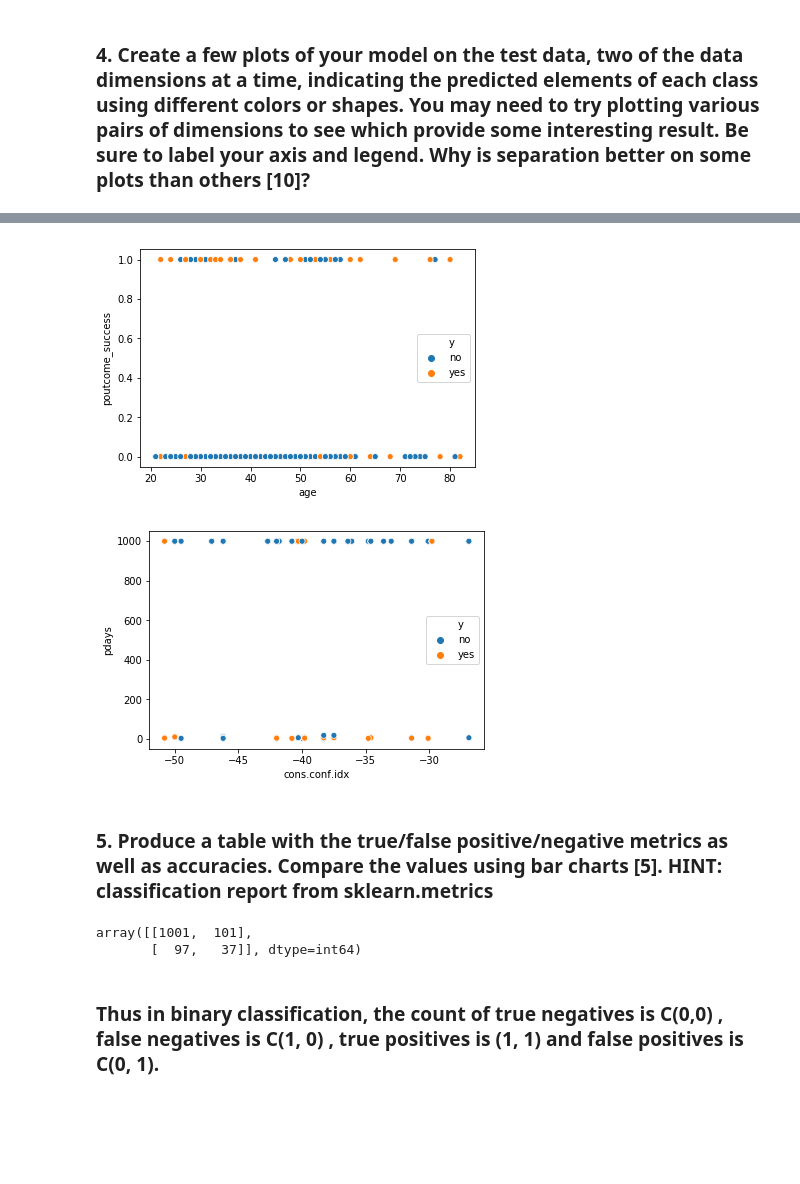
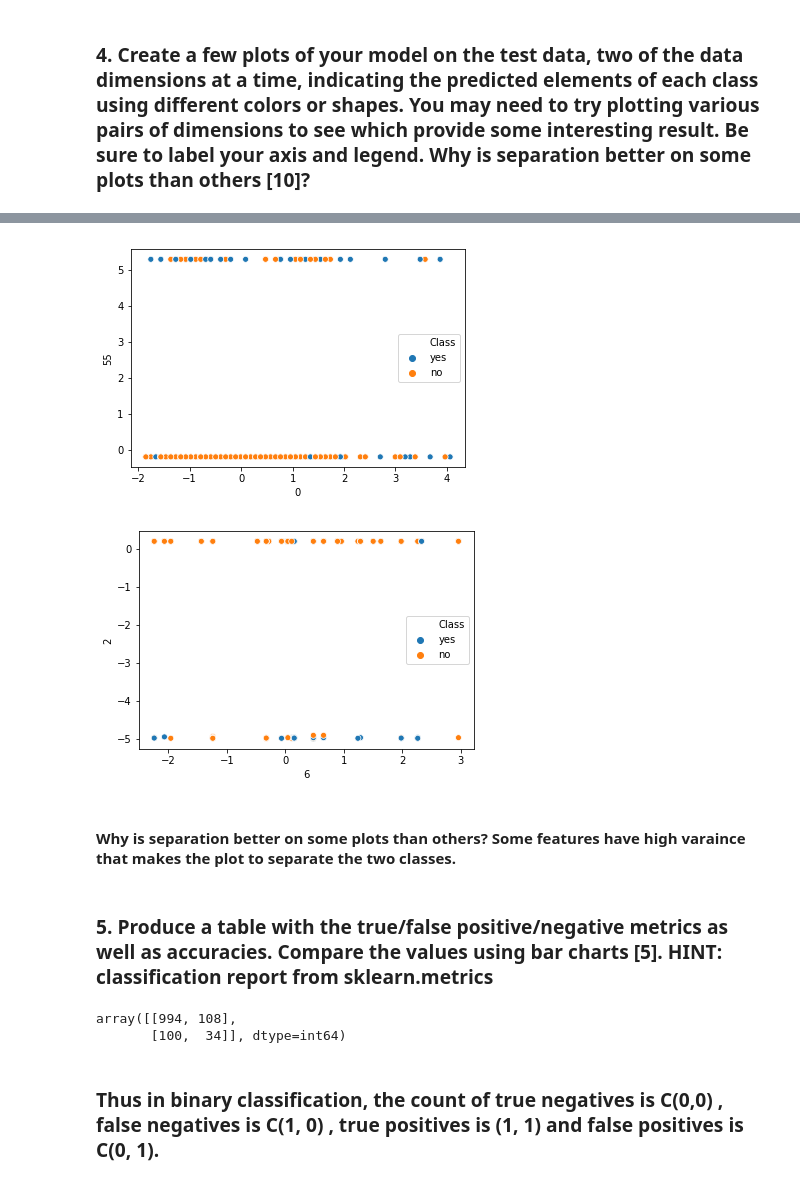
Before and after one commit to shreesha-1990/657A-Assignments, a Jupyter notebook: Assignment-2_Final_v1.ipynb, the cells around one changed output, grey strips where cells are left out. Drawn from its saved outputs; the diff is of its cells as text; code cells hidden in the pictures; blank space fills up the shorter version.

```diff
--- a/Assignment-2_Final_v1.ipynb
+++ b/Assignment-2_Final_v1.ipynb
@@ -130,6 +130,15 @@ for i, col in enumerate(num_columns):
 # %%
 data = bank_data[num_columns + cal_columns]
 y_data = bank_data.y
+# %%
+# Data Prepreocessing:
+#Replaced "unknown" with mode
+data['job'].replace(to_replace='unknown',value='admin.',inplace=True)
+data['marital'].replace(to_replace='unknown',value='married',inplace=True)
+data['education'].replace(to_replace='unknown',value='university.degree',inplace=True)
+data['default'].replace(to_replace='unknown',value='no',inplace=True)
+data['housing'].replace(to_replace='unknown',value='yes',inplace=True)
+data['loan'].replace(to_replace='unknown',value='no',inplace=True)
 # %%
 X_data = pd.get_dummies(data)
 X_data.columns
@@ -164,0 +176,7 @@ X_data.head()
+# %%
+#Data Preprocessing:
+from sklearn.preprocessing import StandardScaler
+scaler = StandardScaler()
+X_data=scaler.fit_transform(X_data)
+X_data=pd.DataFrame(data=X_data)
+X_data.head()
@@ -165,2 +193,5 @@ X_data.head()
 # %% [markdown]
 ### 2. Divide data into train and test portions, justify your split decision [5].
+# %%
+from sklearn.model_selection import train_test_split
+X_train, X_test, y_train, y_test = train_test_split(X_data, y_data, test_size=0.3, random_state=101)
@@ -336,8 +369,8 @@ weighted avg       0.79      0.89      0.84      1236
 # %% [markdown]
 ### 4. Create a few plots of your model on the test data, two of the data dimensions at a time, indicating the predicted elements of each class using different colors or shapes. You may need to try plotting various pairs of dimensions to see which provide some interesting result. Be sure to label your axis and legend. Why is separation better on some plots than others [10]?
 # %%
-df_plot = pd.DataFrame(X_test)
+df_plot = pd.DataFrame(X_test.iloc[:,0:56])
 df_plot.columns = X_data.columns
-df_plot['y'] = y_pred_dt
+df_plot['Class'] = y_pred_dt
 df_plot.head()
 # %% [output]
@@ -351,11 +384,13 @@ df_plot.head()
 # %%
-ax = sns.scatterplot(x="age", y="poutcome_success", hue ="y", data=df_plot)
+ax = sns.scatterplot(x=0, y=55, hue ="Class",data=df_plot)
 # %% [output]
-[figure, old version]
+[figure, new version]
 # %%
-ax = sns.scatterplot(x="cons.conf.idx", y="pdays", hue ="y", data=df_plot)
+ax = sns.scatterplot(x=6, y=2, hue ="Class",data=df_plot)
 # %% [output]
-[figure, old version]
+[figure, new version]
+# %% [markdown]
+#### Why is separation better on some plots than others? Some features have high varaince that makes the plot to separate the two classes.
 # %% [markdown]
 ### 5. Produce a table with the true/false positive/negative metrics as well as accuracies. Compare the values using bar charts [5]. HINT: classification report from sklearn.metrics
 # %%
@@ -363,8 +398,8 @@ from sklearn.metrics import confusion_matrix
 C = confusion_matrix(y_test, y_pred_dt)
 C
 # %% [output]
-array([[1001,  101],
-       [  97,   37]], dtype=int64)
+array([[994, 108],
+       [100,  34]], dtype=int64)
 # %% [markdown]
 ### Thus in binary classification, the count of true negatives is C(0,0) , false negatives is C(1, 0) , true positives is (1, 1) and false positives is C(0, 1).
 # %%
```
Also changed, not shown: parts of 38 cells of this notebook.
